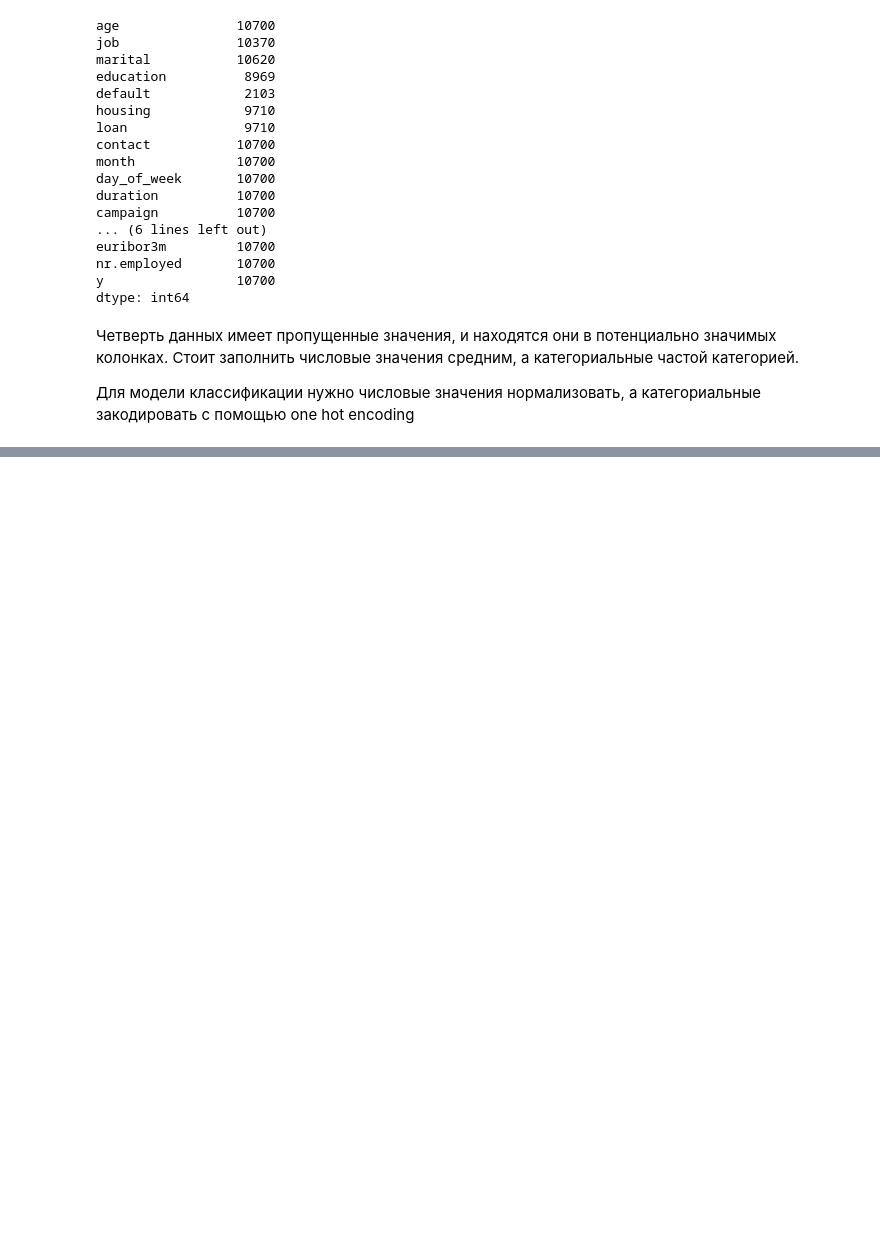
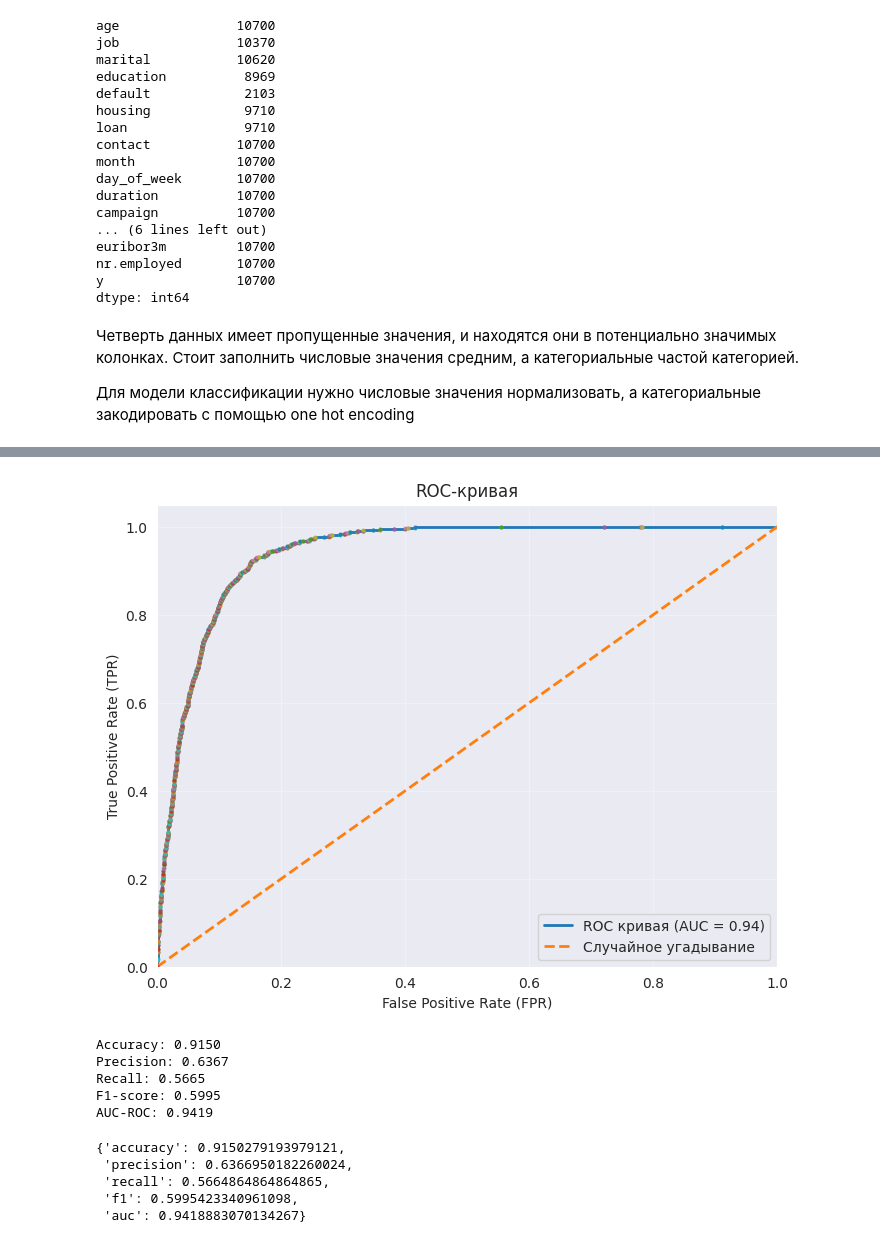
Before and after one commit to Hjklvfr/DataAnalysisMethods, a Jupyter notebook: analytics/notebooks/ml_lab4a.ipynb, the cells around one changed output, grey strips where cells are left out. Drawn from its saved outputs; the diff is of its cells as text; code cells hidden in the pictures; blank space fills up the shorter version.

```diff
--- a/analytics/notebooks/ml_lab4a.ipynb
+++ b/analytics/notebooks/ml_lab4a.ipynb
@@ -184,0 +385,3 @@ X_val, X_test, y_val, y_test = train_test_split(X_temp, y_temp, test_size=0.5, r
+# %%
+evaluate_classifier(trained_models[2][0], X_test, y_test, "Idx 2")
+# %% [output]
@@ -184,0 +389,11 @@ X_val, X_test, y_val, y_test = train_test_split(X_temp, y_temp, test_size=0.5, r
+[figure, added]
+Accuracy: 0.9150
+Precision: 0.6367
+Recall: 0.5665
+F1-score: 0.5995
+AUC-ROC: 0.9419
+{'accuracy': 0.9150279193979121,
+ 'precision': 0.6366950182260024,
+ 'recall': 0.5664864864864865,
+ 'f1': 0.5995423340961098,
+ 'auc': 0.9418883070134267}
```
Also changed, not shown: parts of 16 cells of this notebook, 4 other files.
